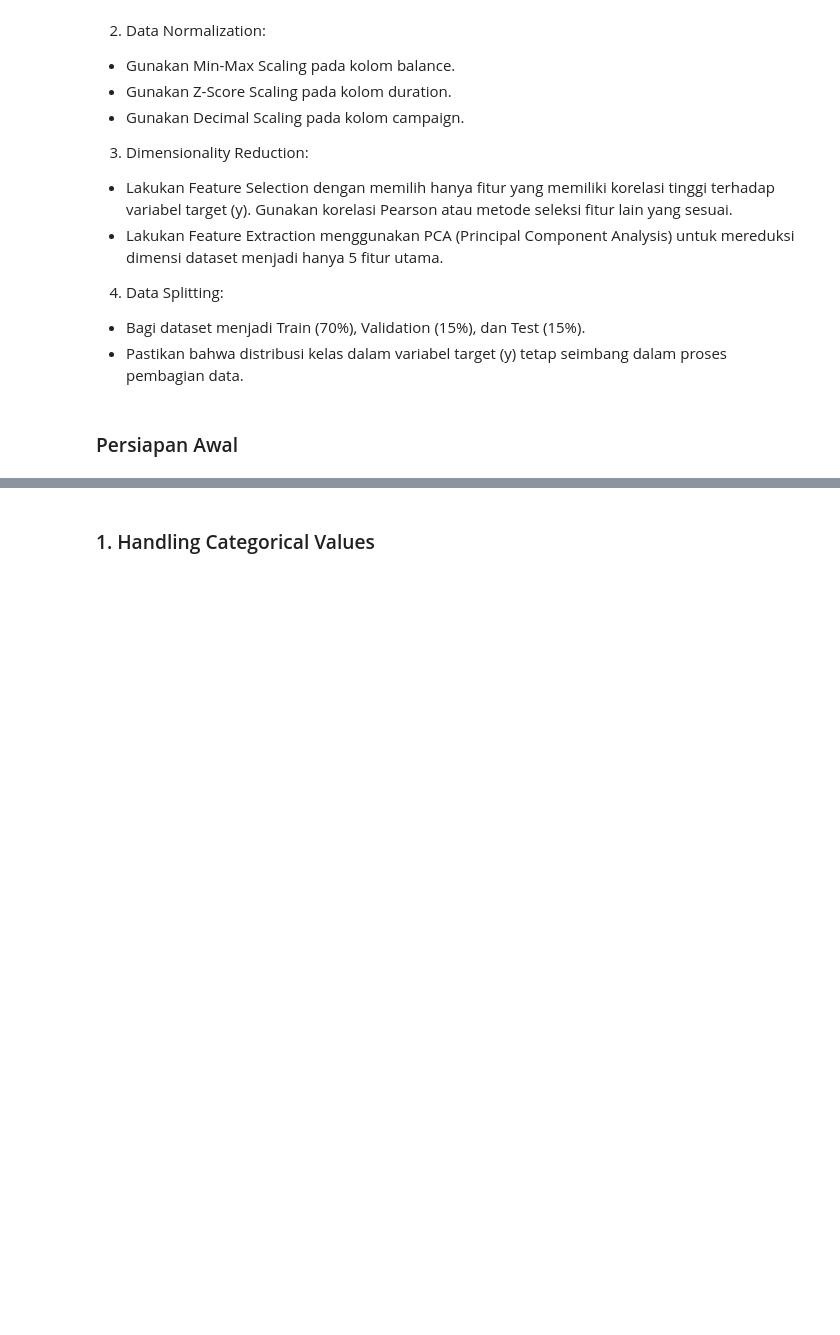
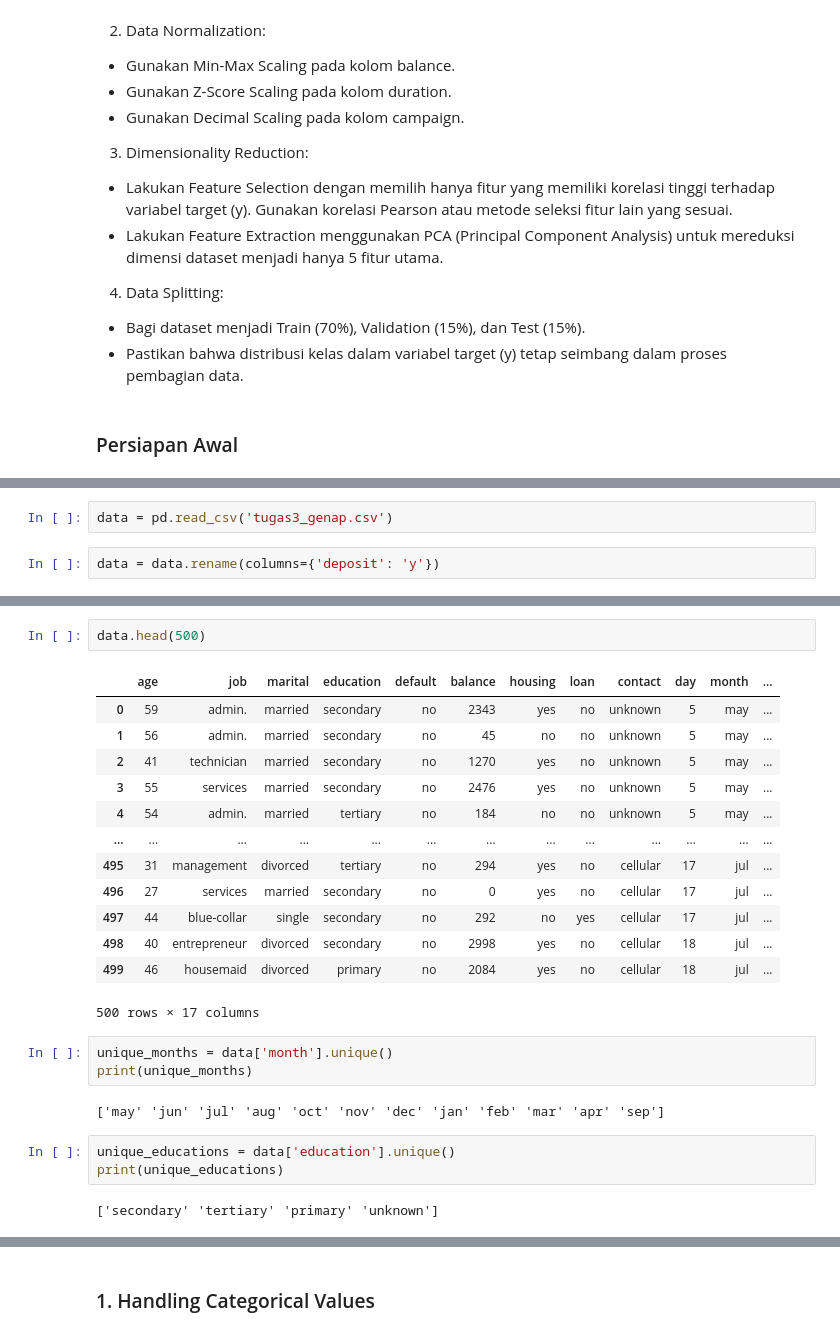
Before and after one commit to alfitranurr/DATA-MINING, a Jupyter notebook: PRACTICUM/MODUL 3/DEMO/modul3.ipynb, the cells around one changed output, grey strips where cells are left out. Cells and saved outputs as stored; diff of their text form; blank space fills up the shorter version.

```diff
--- a/PRACTICUM/MODUL 3/DEMO/modul3.ipynb
+++ b/PRACTICUM/MODUL 3/DEMO/modul3.ipynb
@@ -38,0 +37,4 @@ df = df.rename(columns={'deposit': 'y'})
+# %%
+data = pd.read_csv('tugas3_genap.csv')
+# %%
+data = data.rename(columns={'deposit': 'y'})
@@ -38,0 +61,26 @@ df = df.rename(columns={'deposit': 'y'})
+# %%
+data.head(500)
+# %% [output]
+|  | age | job | marital | education | default | balance | housing | loan | contact | day | month | ... |
+| 0 | 59 | admin. | married | secondary | no | 2343 | yes | no | unknown | 5 | may | ... |
+| 1 | 56 | admin. | married | secondary | no | 45 | no | no | unknown | 5 | may | ... |
+| 2 | 41 | technician | married | secondary | no | 1270 | yes | no | unknown | 5 | may | ... |
+| 3 | 55 | services | married | secondary | no | 2476 | yes | no | unknown | 5 | may | ... |
+| 4 | 54 | admin. | married | tertiary | no | 184 | no | no | unknown | 5 | may | ... |
+| ... | ... | ... | ... | ... | ... | ... | ... | ... | ... | ... | ... | ... |
+| 495 | 31 | management | divorced | tertiary | no | 294 | yes | no | cellular | 17 | jul | ... |
+| 496 | 27 | services | married | secondary | no | 0 | yes | no | cellular | 17 | jul | ... |
+| 497 | 44 | blue-collar | single | secondary | no | 292 | no | yes | cellular | 17 | jul | ... |
+| 498 | 40 | entrepreneur | divorced | secondary | no | 2998 | yes | no | cellular | 18 | jul | ... |
+| 499 | 46 | housemaid | divorced | primary | no | 2084 | yes | no | cellular | 18 | jul | ... |
+500 rows × 17 columns
+# %%
+unique_months = data['month'].unique()
+print(unique_months)
+# %% [output]
+['may' 'jun' 'jul' 'aug' 'oct' 'nov' 'dec' 'jan' 'feb' 'mar' 'apr' 'sep']
+# %%
+unique_educations = data['education'].unique()
+print(unique_educations)
+# %% [output]
+['secondary' 'tertiary' 'primary' 'unknown']
```
Also changed, not shown: parts of 35 cells of this notebook, 1 other file.
